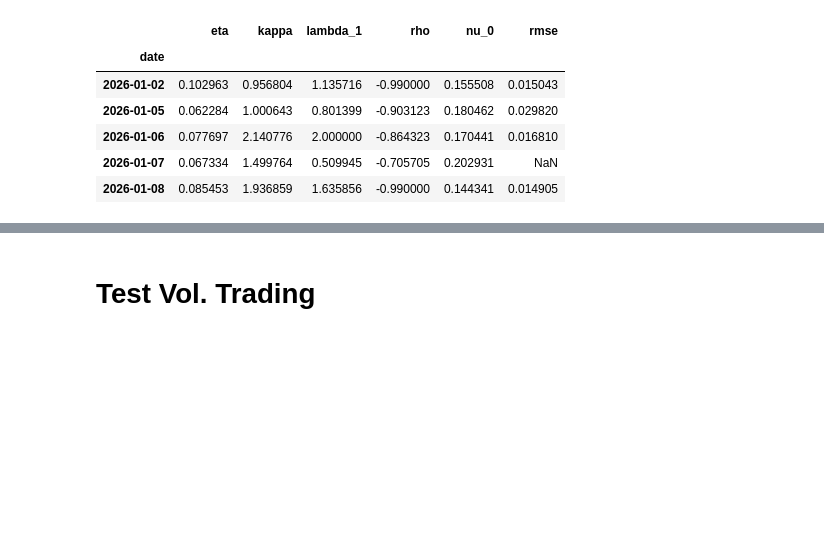
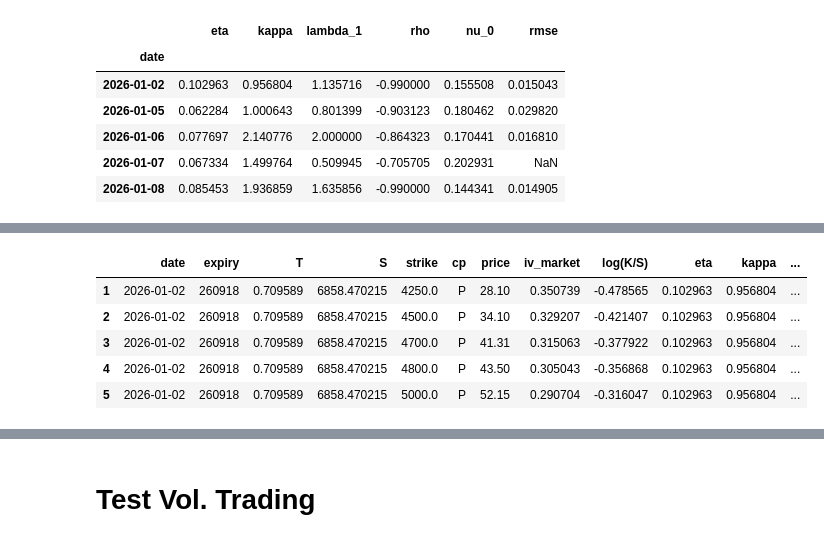
Before and after one commit to victormaury25/option-pricing-fft, a Jupyter notebook: FFT option pricing.ipynb, the cells around one changed output, grey strips where cells are left out. Saved outputs shown, nothing was run; the diff lists cells and outputs as text; code cells hidden in the pictures; blank space fills up the shorter version.

```diff
--- a/FFT option pricing.ipynb
+++ b/FFT option pricing.ipynb
@@ -752,0 +825,12 @@ df_params.head()
+# %%
+def price_heston(S_i, T_i, K, params, cp):
+    k, C = C_ITM(r, T_i, N, 1, params, eta, alpha, phi_heston)
+    mask = (k > -0.5) & (k < 0.5)
+    cs = CubicSpline(k[mask], C[mask])
+    k_target = np.log(K / S_i)
+    call_price = cs(k_target) * S_i
+    if cp == 'P':
+        return call_price - S_i + K * np.exp(-r * T_i)
+    return call_price
+
+df_test_filtered['price_heston'] = df_test_filtered.apply(lambda row: price_heston(row['S'], row['T'], row['strike'], [row['eta'], row['kappa'], row['lambda_1'], row['rho'], row['nu_0']], row['cp']), axis=1)
@@ -752,0 +843,9 @@ df_params.head()
+# %%
+df_test_filtered.head()
+# %% [output]
+|  | date | expiry | T | S | strike | cp | price | iv_market | log(K/S) | eta | kappa | ... |
+| 1 | 2026-01-02 | 260918 | 0.709589 | 6858.470215 | 4250.0 | P | 28.10 | 0.350739 | -0.478565 | 0.102963 | 0.956804 | ... |
+| 2 | 2026-01-02 | 260918 | 0.709589 | 6858.470215 | 4500.0 | P | 34.10 | 0.329207 | -0.421407 | 0.102963 | 0.956804 | ... |
+| 3 | 2026-01-02 | 260918 | 0.709589 | 6858.470215 | 4700.0 | P | 41.31 | 0.315063 | -0.377922 | 0.102963 | 0.956804 | ... |
+| 4 | 2026-01-02 | 260918 | 0.709589 | 6858.470215 | 4800.0 | P | 43.50 | 0.305043 | -0.356868 | 0.102963 | 0.956804 | ... |
+| 5 | 2026-01-02 | 260918 | 0.709589 | 6858.470215 | 5000.0 | P | 52.15 | 0.290704 | -0.316047 | 0.102963 | 0.956804 | ... |
```
Also changed, not shown: parts of 8 cells of this notebook, 1 other file.
